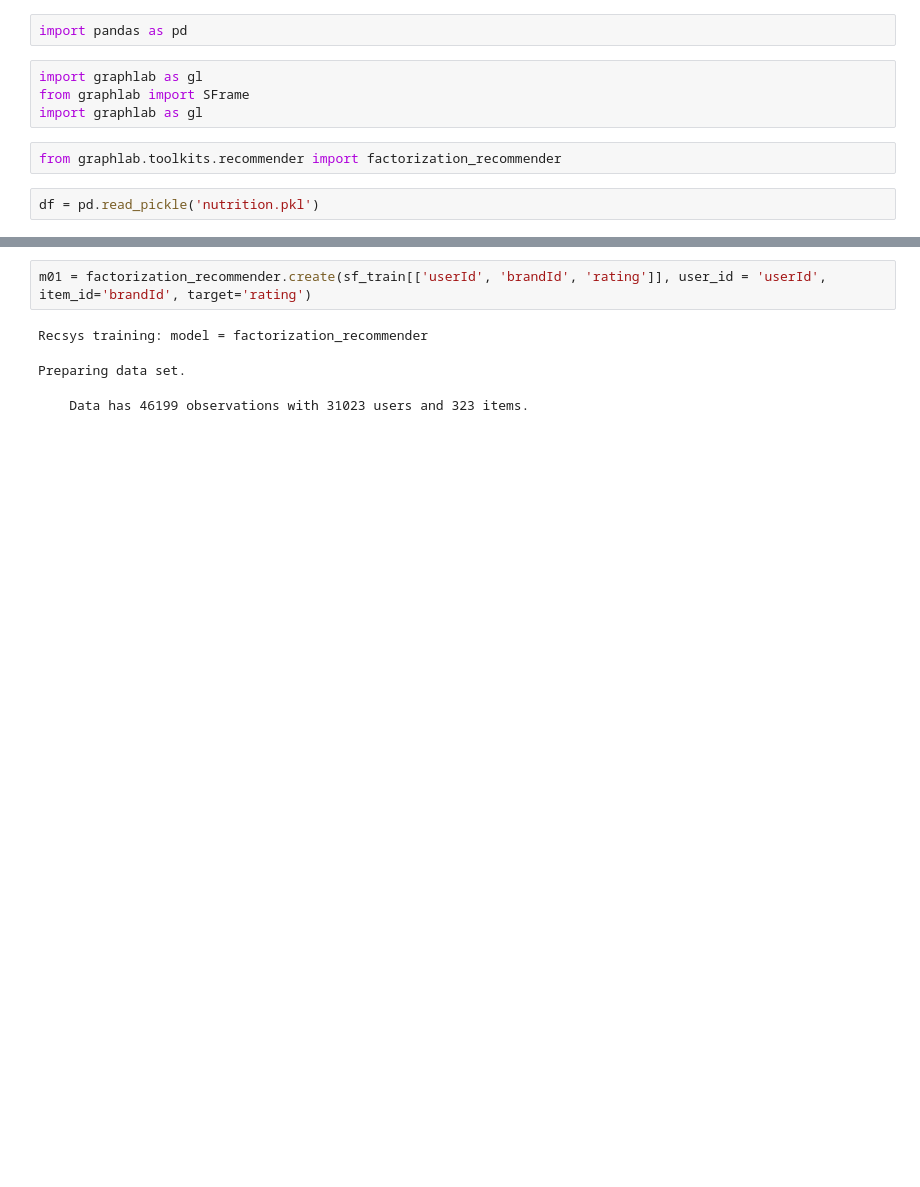
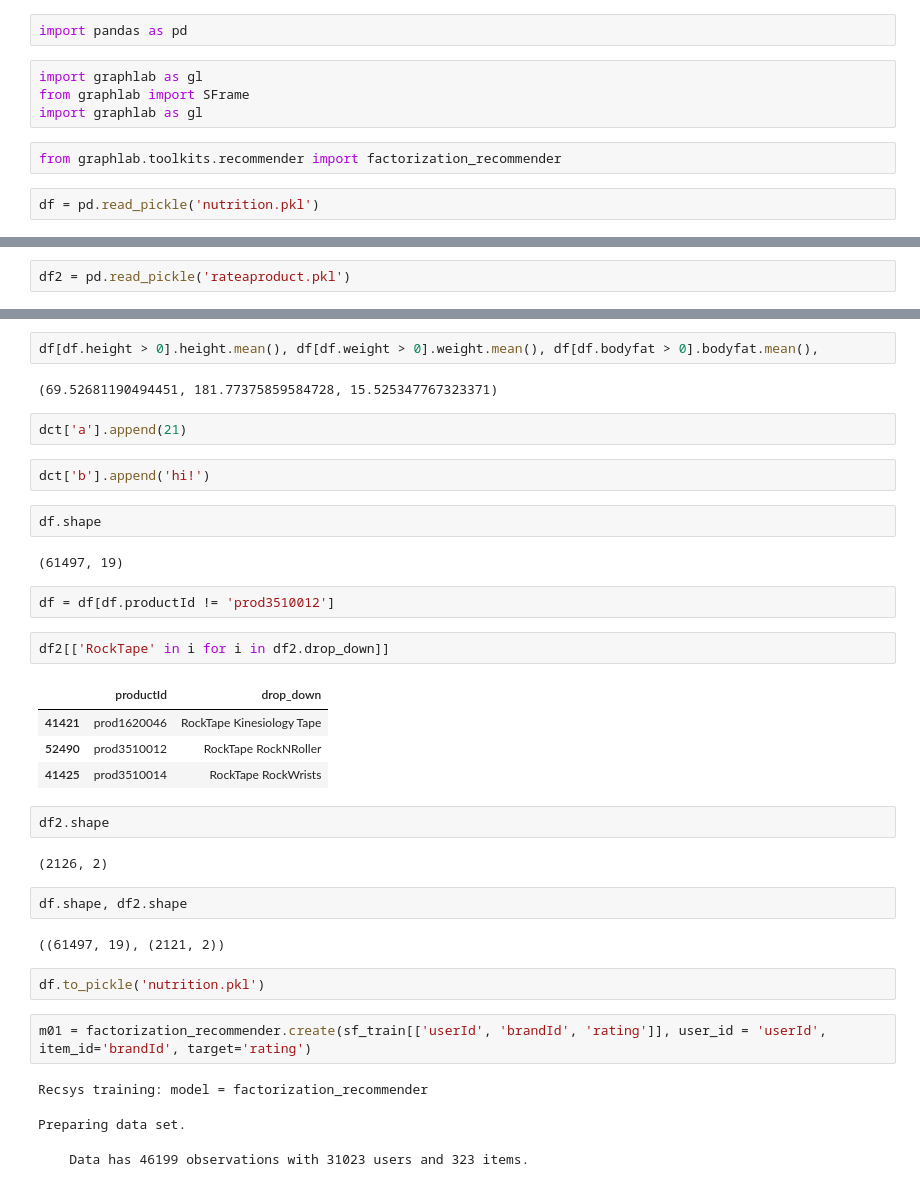
Before and after one commit to bbaltazar/Capstone, a Jupyter notebook: scrap1128.ipynb, the cells around one changed output, grey strips where cells are left out. Saved outputs shown, nothing was run; the diff lists cells and outputs as text; blank space fills up the shorter version.

```diff
--- a/scrap1128.ipynb
+++ b/scrap1128.ipynb
@@ -12,0 +11,2 @@ First Model trained is simply checking to root mean squared error on the SFrame
+# %%
+df2 = pd.read_pickle('rateaproduct.pkl')
@@ -13,3 +27,34 @@ First Model trained is simply checking to root mean squared error on the SFrame
+# %%
+df[df.height > 0].height.mean(), df[df.weight > 0].weight.mean(), df[df.bodyfat > 0].bodyfat.mean(),
+# %% [output]
+(69.52681190494451, 181.77375859584728, 15.525347767323371)
+# %%
+dct['a'].append(21)
+# %%
+dct['b'].append('hi!')
+# %%
+df.shape
+# %% [output]
+(61497, 19)
+# %%
+df = df[df.productId != 'prod3510012']
+# %%
+df2[['RockTape' in i for i in df2.drop_down]]
+# %% [output]
+|  | productId | drop_down |
+| 41421 | prod1620046 | RockTape Kinesiology Tape |
+| 52490 | prod3510012 | RockTape RockNRoller |
+| 41425 | prod3510014 | RockTape RockWrists |
+# %%
+df2.shape
+# %% [output]
+(2126, 2)
+# %%
+df.shape, df2.shape
+# %% [output]
+((61497, 19), (2121, 2))
+# %%
+df.to_pickle('nutrition.pkl')
 # %%
 m01 = factorization_recommender.create(sf_train[['userId', 'brandId', 'rating']], user_id = 'userId', item_id='brandId', target='rating')
 # %% [output]
```
Also changed, not shown: parts of 5 cells of this notebook, 5 other files.
